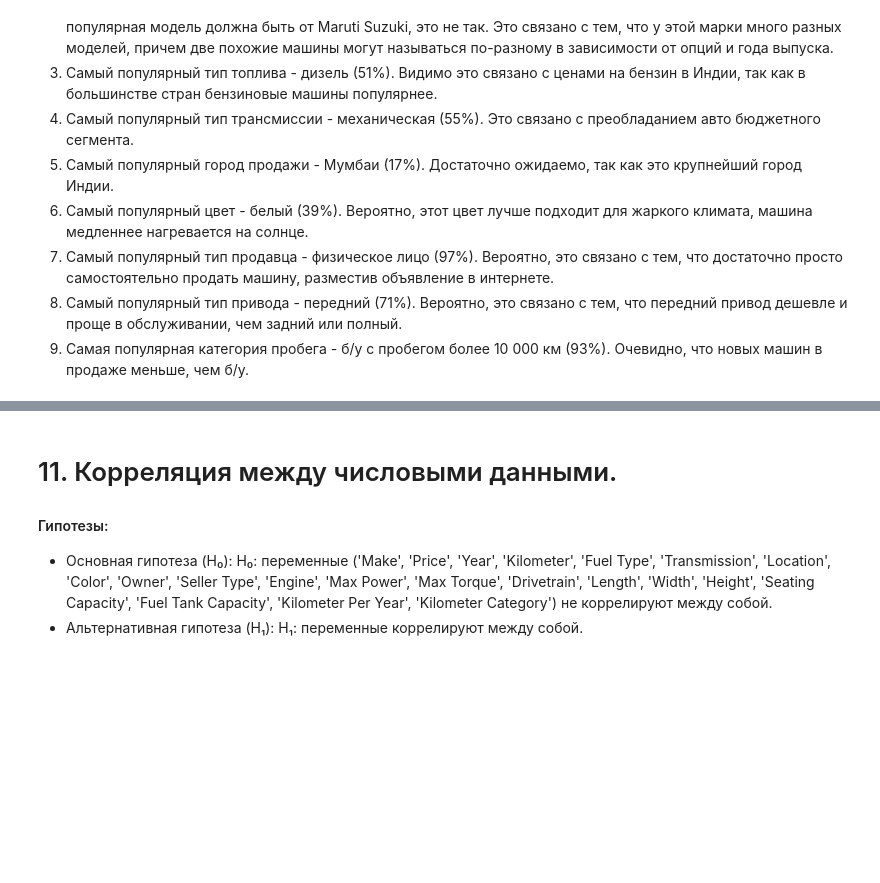
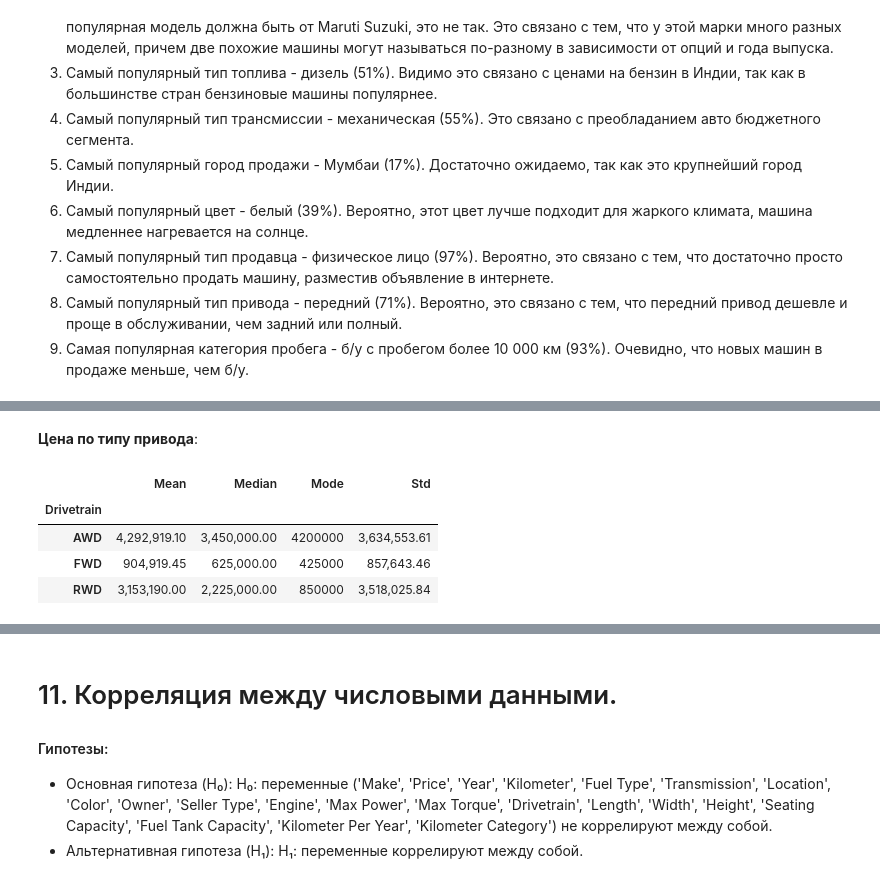
Before and after one commit to brshtsk/hell-in-python, a Jupyter notebook: Проект-авто.ipynb, the cells around one changed output, grey strips where cells are left out. Cells and saved outputs as stored; diff of their text form; code cells hidden in the pictures; blank space fills up the shorter version.

```diff
--- a/Проект-авто.ipynb
+++ b/Проект-авто.ipynb
@@ -707,0 +776,24 @@ summary_df
+# %% [markdown]
+**Цена по типу привода**:
+# %%
+df_drivetrain_price = df[['Drivetrain', 'Price']]
+
+mean_values = df_drivetrain_price.groupby('Drivetrain')['Price'].mean()
+median_values = df_drivetrain_price.groupby('Drivetrain')['Price'].median()
+mode_values = df_drivetrain_price.groupby('Drivetrain')['Price'].agg(lambda x: x.mode()[0])
+std_values = df_drivetrain_price.groupby('Drivetrain')['Price'].std()
+
+summary_df = pd.DataFrame({
+    'Mean': mean_values,
+    'Median': median_values,
+    'Mode': mode_values,
+    'Std': std_values
+})
+
+summary_df
+# %% [output]
+|  | Mean | Median | Mode | Std |
+| Drivetrain |  |  |  |  |
+| AWD | 4,292,919.10 | 3,450,000.00 | 4200000 | 3,634,553.61 |
+| FWD | 904,919.45 | 625,000.00 | 425000 | 857,643.46 |
+| RWD | 3,153,190.00 | 2,225,000.00 | 850000 | 3,518,025.84 |
```
Also changed, not shown: parts of 15 cells of this notebook.
